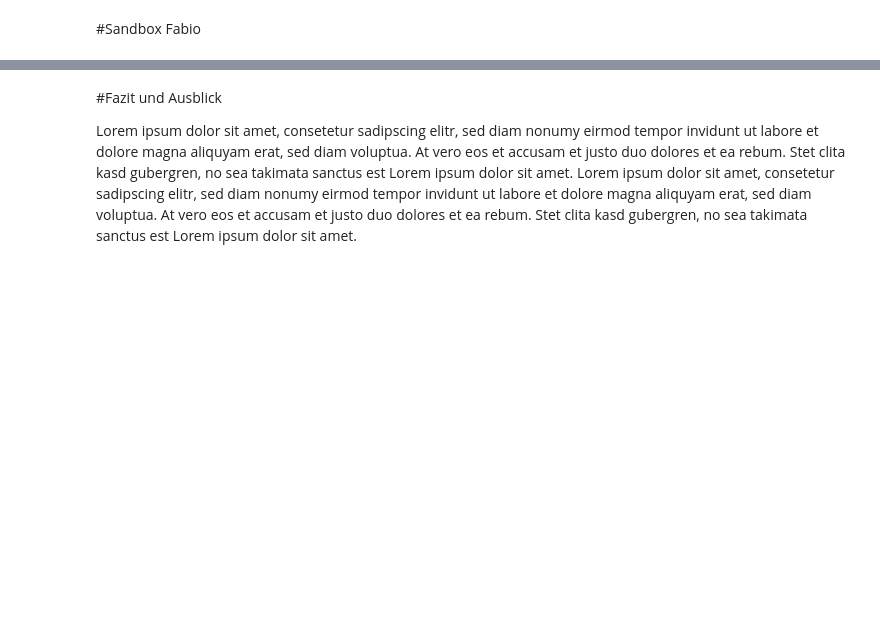
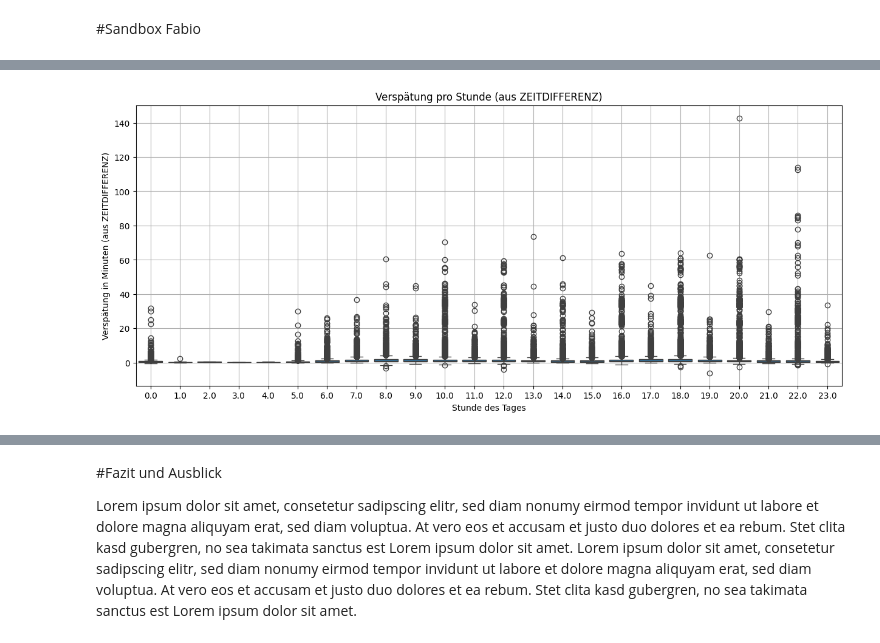
Before and after one commit to yannluethi/BINA, a Jupyter notebook: Case-Study/Python/BINA_Case-Study.ipynb, the cells around one changed output, grey strips where cells are left out. Saved outputs shown, nothing was run; the diff lists cells and outputs as text; code cells hidden in the pictures; blank space fills up the shorter version.

Commit message:
Verspätung nach Tageszeit ergänzt in "Sandbox Yann"

```diff
--- a/Case-Study/Python/BINA_Case-Study.ipynb
+++ b/Case-Study/Python/BINA_Case-Study.ipynb
@@ -632,0 +539,7 @@ plt.show()
+# %%
+import seaborn as sns
+import pandas as pd
+import matplotlib.pyplot as plt
+
+# Erstelle eine Kopie von sbb_cleaned für die Analyse der Tageszeiten
+sbb_daytime = sbb_cleaned.copy()
@@ -632,0 +561,17 @@ plt.show()
+# %%
+
+
+# Extrahiere die Stunde aus der 'ABFAHRTSZEIT' für die stündliche Analyse
+sbb_daytime['STUNDE'] = sbb_cleaned['ABFAHRTSZEIT'].dt.hour
+
+# Erstelle ein Boxplot-Diagramm, das die ZEITDIFFERENZ pro Stunde zeigt
+plt.figure(figsize=(15, 6))
+plt.title('Verspätung pro Stunde (aus ZEITDIFFERENZ)')
+sns.boxplot(x='STUNDE', y='ZEITDIFFERENZ', data=sbb_daytime)
+plt.ylabel('Verspätung in Minuten (aus ZEITDIFFERENZ)')
+plt.xlabel('Stunde des Tages')
+plt.grid(True)
+plt.xticks(range(0, 24))  # Sicherstellen, dass alle Stunden auf der X-Achse angezeigt werden
+plt.show()
+# %% [output]
+[figure, added]
```
Also changed, not shown: parts of 17 cells of this notebook.
